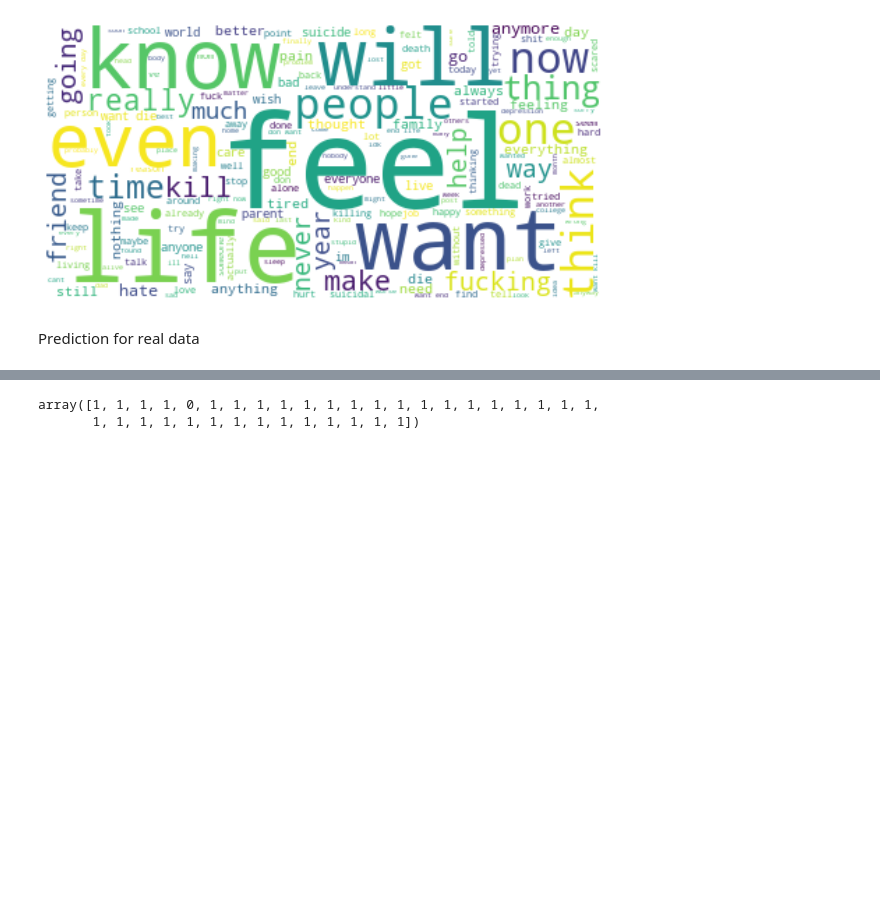
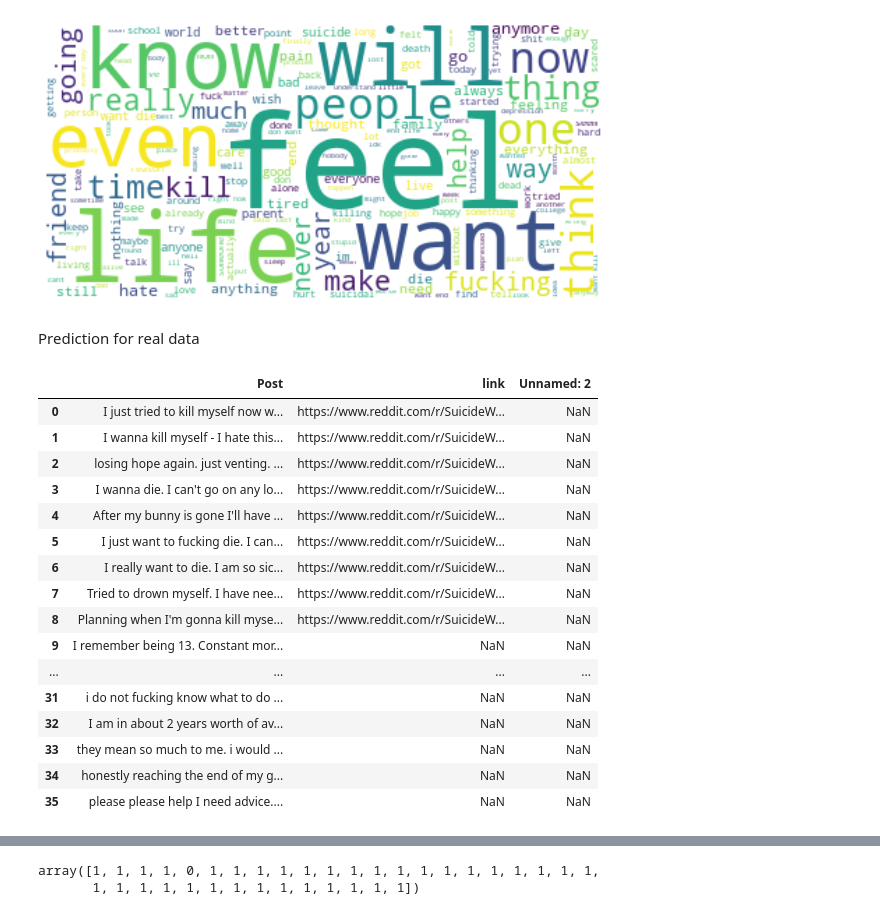
Before and after one commit to ShowkatImam/try, a Jupyter notebook: suicidal_ideation_IF_IDF.ipynb, the cells around one changed output, grey strips where cells are left out. Cells and saved outputs as stored; diff of their text form; code cells hidden in the pictures; blank space fills up the shorter version.

```diff
--- a/suicidal_ideation_IF_IDF.ipynb
+++ b/suicidal_ideation_IF_IDF.ipynb
@@ -664,6 +664,25 @@ post= ["I just tried to kill myself now what. I was in the bathroom trying to sl
 "i want die. fucking live ","i want commited suicide" ]
 # %%
 df = pd.read_csv('/content/drive1/MyDrive/New_text.csv',encoding= 'unicode_escape')
+df
+# %% [output]
+|  | Post | link | Unnamed: 2 |
+| 0 | I just tried to kill myself now w... | https://www.reddit.com/r/SuicideW... | NaN |
+| 1 | I wanna kill myself - I hate this... | https://www.reddit.com/r/SuicideW... | NaN |
+| 2 | losing hope again. just venting. ... | https://www.reddit.com/r/SuicideW... | NaN |
+| 3 | I wanna die. I can't go on any lo... | https://www.reddit.com/r/SuicideW... | NaN |
+| 4 | After my bunny is gone I'll have ... | https://www.reddit.com/r/SuicideW... | NaN |
+| 5 | I just want to fucking die. I can... | https://www.reddit.com/r/SuicideW... | NaN |
+| 6 | I really want to die. I am so sic... | https://www.reddit.com/r/SuicideW... | NaN |
+| 7 | Tried to drown myself. I have nee... | https://www.reddit.com/r/SuicideW... | NaN |
+| 8 | Planning when I'm gonna kill myse... | https://www.reddit.com/r/SuicideW... | NaN |
+| 9 | I remember being 13. Constant mor... | NaN | NaN |
+| ... | ... | ... | ... |
+| 31 | i do not fucking know what to do ... | NaN | NaN |
+| 32 | I am in about 2 years worth of av... | NaN | NaN |
+| 33 | they mean so much to me. i would ... | NaN | NaN |
+| 34 | honestly reaching the end of my g... | NaN | NaN |
+| 35 | please please help I need advice.... | NaN | NaN |
 # %%
 from nltk.corpus import stopwords
 from nltk.stem.porter import PorterStemmer
```
